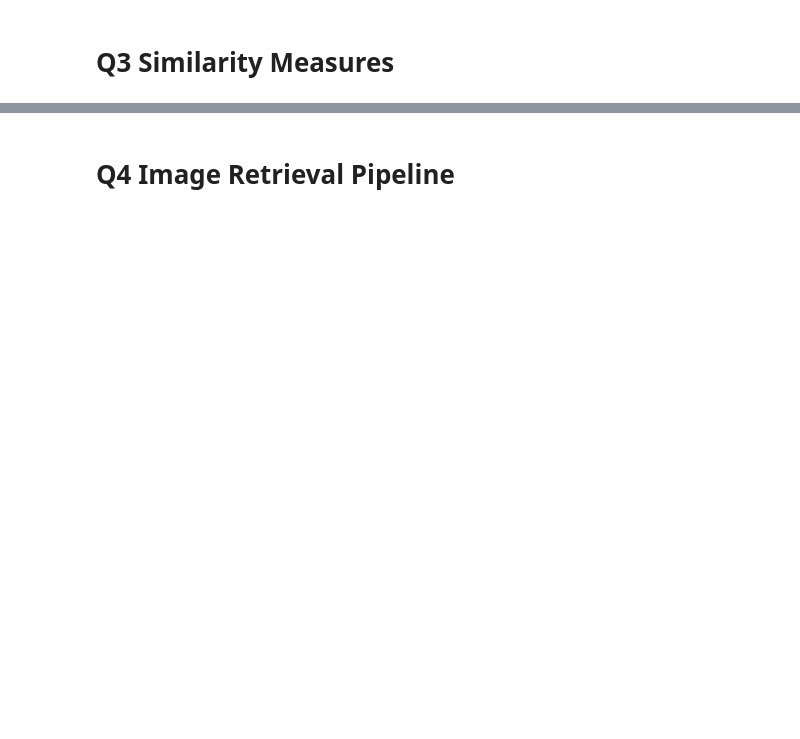
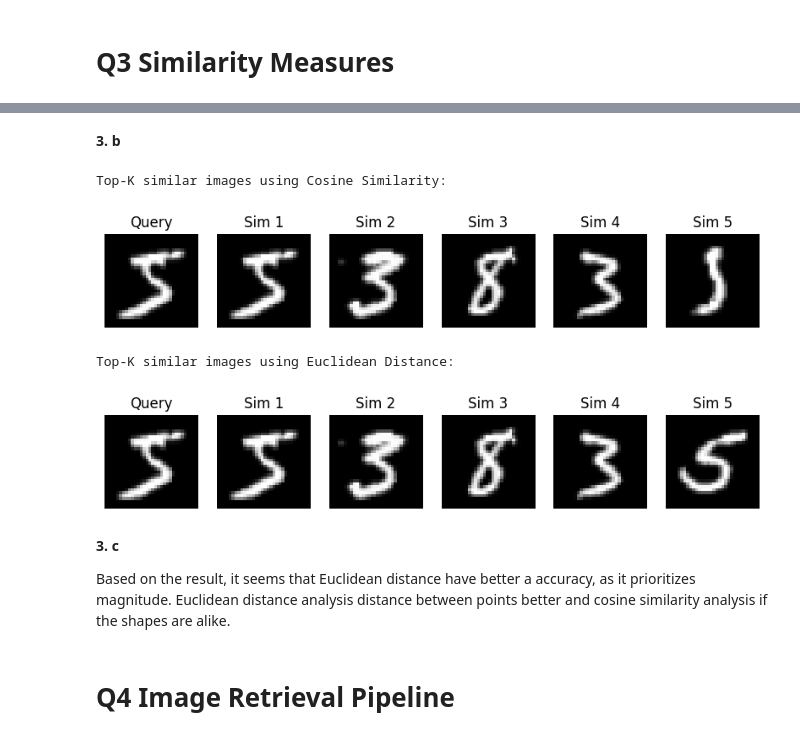
Before and after one commit to sofiaJYX/Image-Retrieval-System, a Jupyter notebook: assignment.ipynb, the cells around one changed output, grey strips where cells are left out. Cells and saved outputs as stored; diff of their text form; code cells hidden in the pictures; blank space fills up the shorter version.

```diff
--- a/assignment.ipynb
+++ b/assignment.ipynb
@@ -17,2 +224,81 @@ This assignment explores fundamental concepts and techniques for image retrieval
+# %%
+import math
+
+def cosine_similarity(vec1, vec2):
+    dot_product = sum(a * b for a, b in zip(vec1, vec2))
+    magnitude_vec1 = math.sqrt(sum(a * a for a in vec1))
+    magnitude_vec2 = math.sqrt(sum(b * b for b in vec2))
+    if magnitude_vec1 == 0 or magnitude_vec2 == 0:
+        return 0  # Avoid division by zero
+    return dot_product / (magnitude_vec1 * magnitude_vec2)
+
+def euclidean_distance(vec1, vec2):
+    return math.sqrt(sum((a - b) ** 2 for a, b in zip(vec1, vec2)))
+# %% [markdown]
+**3. b**
+# %%
+# Function to find top-K most similar images
+def find_top_k_similar_images(query_image, database_images, k=5, similarity_metric='cosine'):
+    similarities = []
+    query_image_flat = query_image.flatten().numpy()
+    for idx, db_image in enumerate(database_images):
+        db_image_flat = db_image.flatten().numpy()
+        if similarity_metric == 'cosine':
+            similarity = cosine_similarity(query_image_flat, db_image_flat)
+        elif similarity_metric == 'euclidean':
+            similarity = -euclidean_distance(query_image_flat, db_image_flat)
+        similarities.append((similarity, idx))
+
+    # Sort by similarity and get top K
+    similarities.sort(reverse=True, key=lambda x: x[0])
+    top_k_indices = [idx for _, idx in similarities[:k]]
+    return top_k_indices
+
+# Display top-K similar images
+def display_images(query_image, top_k_indices, database_images):
+    plt.figure(figsize=(10, 2))
+    plt.subplot(1, len(top_k_indices) + 1, 1)
+    plt.imshow(query_image.squeeze(), cmap='gray')
+    plt.title("Query")
+    plt.axis('off')
+    for i, idx in enumerate(top_k_indices):
+        plt.subplot(1, len(top_k_indices) + 1, i + 2)
+        plt.imshow(database_images[idx].squeeze(), cmap='gray')
+        plt.title(f"Sim {i+1}")
+        plt.axis('off')
+    plt.show()
+
+# Use a small subset of 300 images for demonstration
+subset_size = 300
+train_subset = torch.utils.data.Subset(train_dataset, range(subset_size))
+train_loader = torch.utils.data.DataLoader(train_subset, batch_size=subset_size, shuffle=False)
+
+# Retrieve data and labels
+dataiter = iter(train_loader)
+images, labels = next(dataiter)
+
+# Query example
+query_index = 0  # First image as query
+query_image = images[query_index]
+top_k = 5
+
+# Find and display top-K similar images using Cosine Similarity
+top_k_cosine = find_top_k_similar_images(query_image, images, top_k, similarity_metric='cosine')
+print("Top-K similar images using Cosine Similarity:")
+display_images(query_image, top_k_cosine, images)
+
+# Find and display top-K similar images using Euclidean Distance
+top_k_euclidean = find_top_k_similar_images(query_image, images, top_k, similarity_metric='euclidean')
+print("Top-K similar images using Euclidean Distance:")
+display_images(query_image, top_k_euclidean, images)
+# %% [output]
+Top-K similar images using Cosine Similarity:
+[figure, added]
+Top-K similar images using Euclidean Distance:
+[figure, added]
+# %% [markdown]
+**3. c**
+
+Based on the result, it seems that Euclidean distance have better a accuracy, as it prioritizes magnitude. Euclidean distance analysis distance between points better and cosine similarity analysis if the shapes are alike.
 # %% [markdown]
 # Q4 Image Retrieval Pipeline
```
Also changed, not shown: parts of 36 cells of this notebook.
